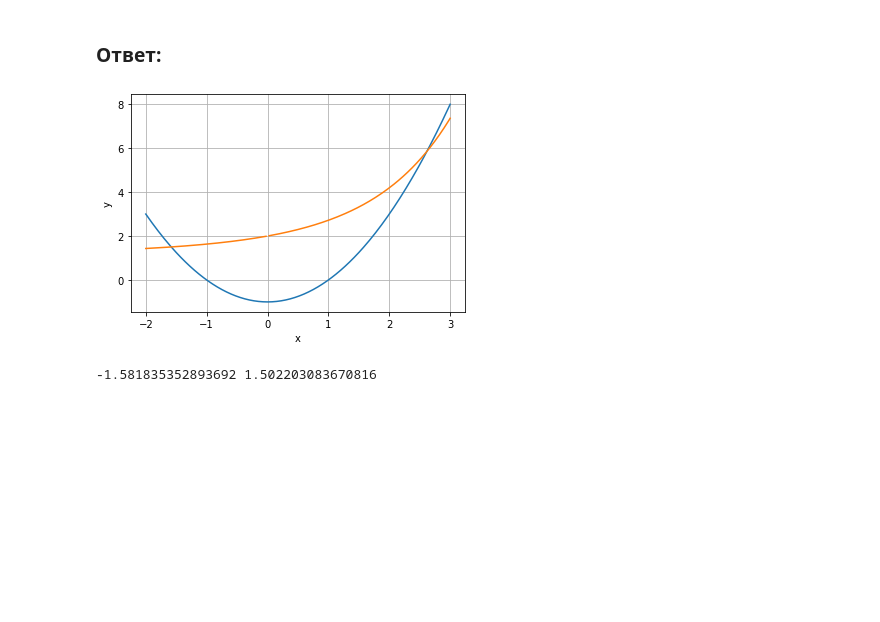
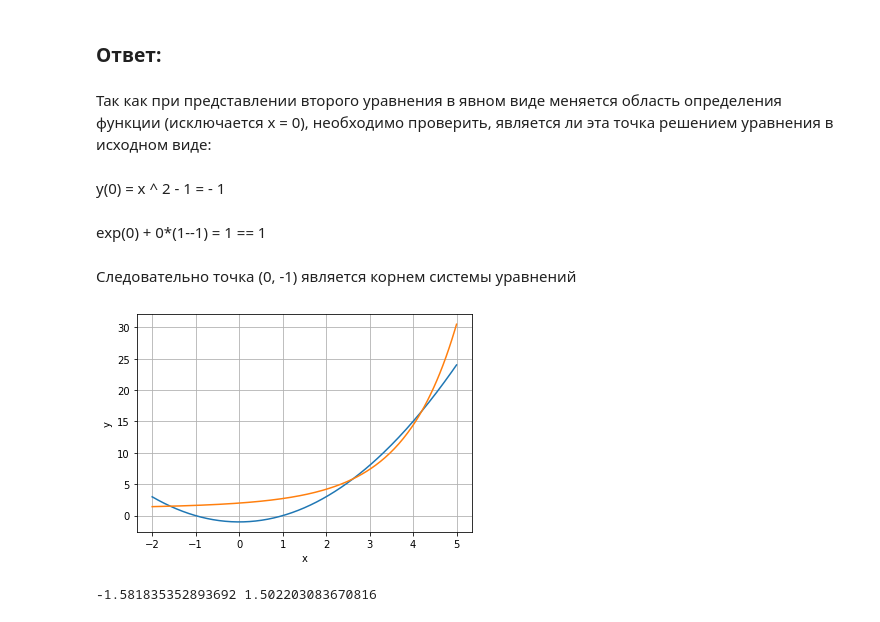
Before and after one commit to VKSi/2019_12_GB_Algebra, a Jupyter notebook: GB Algebra Les_2_3.ipynb, the cells around one changed output. Drawn from its saved outputs; the diff is of its cells as text; code cells hidden in the pictures; blank space fills up the shorter version.

```diff
--- a/GB Algebra Les_2_3.ipynb
+++ b/GB Algebra Les_2_3.ipynb
@@ -325,15 +325,23 @@ pol_segment(10, 1.6, 5, 0)
 #### exp(x) + x * (1 – y) = 1
 # %% [markdown]
 ### Ответ:
+# %% [markdown]
+Так как при представлении второго уравнения в явном виде меняется область определения функции (исключается х = 0), необходимо проверить, является ли эта точка решением уравнения в исходном виде:
+# %% [markdown]
+y(0) = x ^ 2 - 1 = - 1
+# %% [markdown]
+exp(0) + 0*(1--1) = 1 == 1
+# %% [markdown]
+Следовательно точка (0, -1) является корнем системы уравнений
 # %%
-x = np.linspace(-2, 3, 201)
+x = np.linspace(-2, 5, 201)
 plt.plot(x, x**2 -1)
 plt.plot(x, 1 + (np.exp(x) - 1)/x)
 plt.xlabel('x')
 plt.ylabel('y')
 plt.grid(True)
 # %% [output]
-[figure, old version]
+[figure, new version]
 # %%
 from scipy.optimize import fsolve
 
```
Also changed, not shown: parts of 4 cells of this notebook.
